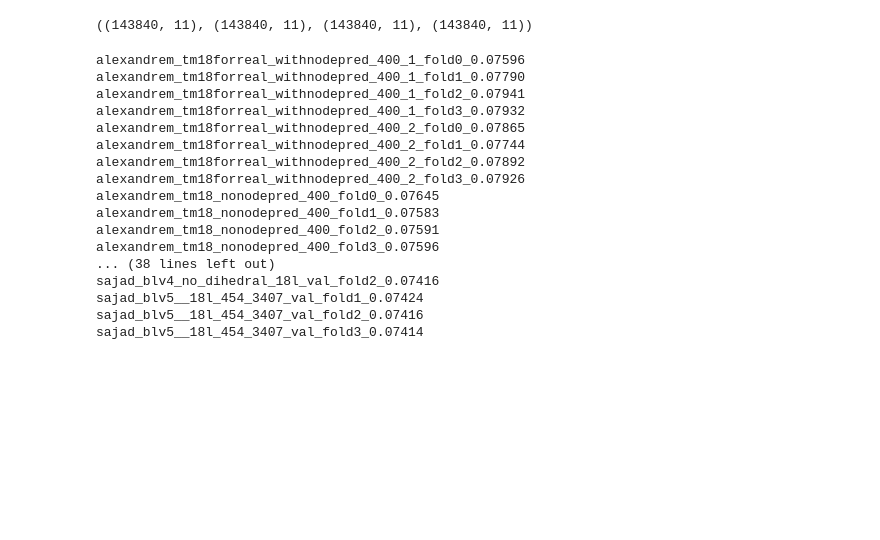
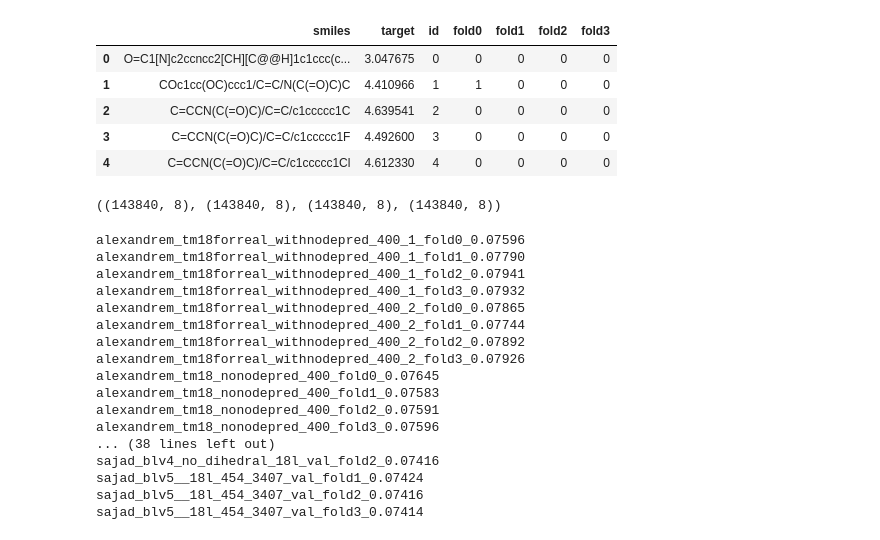
Before and after one commit to jfpuget/NVIDIA-PCQM4Mv2, a Jupyter notebook: ensemble/ensemble-blend-fulltrain.ipynb, the cells around one changed output. Cells and saved outputs as stored; diff of their text form; code cells hidden in the pictures; blank space fills up the shorter version.

```diff
--- a/ensemble/ensemble-blend-fulltrain.ipynb
+++ b/ensemble/ensemble-blend-fulltrain.ipynb
@@ -10,8 +12,37 @@ from tqdm import tqdm
 from sklearn.linear_model import HuberRegressor
+# %%
+# Point to competition dataset directory
+ROOT = '../dataset'
+dataset = PCQM4Mv2Dataset(root = ROOT, only_smiles =True)
+
+# Convert to Dataframe: smiles + target
+train = pd.DataFrame({
+    'smiles': [dataset[i][0] for i in range(len(dataset))],
+    'target': [dataset[i][1] for i in range(len(dataset))],
+})
+train['id'] = np.arange(train.shape[0])
+
+splits = torch.load('../input/new_split_dict.pt')
+split_dict = dataset.get_idx_split()
+train_idx = split_dict['train'] # numpy array storing indices of training molecules
+valid_idx = split_dict['valid'] # numpy array storing indices of validation molecules
+testdev_idx = split_dict['test-dev'] # numpy array storing indices of test-dev molecules
+testchallenge_idx = split_dict['test-challenge'] # numpy array storing indices of test-challenge molecules
+for f in range(4):
+    train[f'fold{f}'] = 0
+    train.loc[train['id'].isin(splits[f'valid_{f}']), f'fold{f}'] = 1
+    train.loc[train['id'].isin(testdev_idx), f'fold{f}'] = 2
+    train.loc[train['id'].isin(testchallenge_idx), f'fold{f}'] = 3
+
+train.head()
+# %% [output]
+|  | smiles | target | id | fold0 | fold1 | fold2 | fold3 |
+| 0 | O=C1[N]c2ccncc2[CH][C@@H]1c1ccc(c... | 3.047675 | 0 | 0 | 0 | 0 | 0 |
+| 1 | COc1cc(OC)ccc1/C=C/N(C(=O)C)C | 4.410966 | 1 | 1 | 0 | 0 | 0 |
+| 2 | C=CCN(C(=O)C)/C=C/c1ccccc1C | 4.639541 | 2 | 0 | 0 | 0 | 0 |
+| 3 | C=CCN(C(=O)C)/C=C/c1ccccc1F | 4.492600 | 3 | 0 | 0 | 0 | 0 |
+| 4 | C=CCN(C(=O)C)/C=C/c1ccccc1Cl | 4.612330 | 4 | 0 | 0 | 0 | 0 |
 # %%
-train = pd.read_parquet('train-folds.parquet')
-train['num_atoms'] = np.load('num_atoms.npy')
-
 valid0 = train.loc[train.fold0==1].reset_index(drop=True)
 valid1 = train.loc[train.fold1==1].reset_index(drop=True)
 valid2 = train.loc[train.fold2==1].reset_index(drop=True)
@@ -22,18 +53,6 @@ valid1['len'] = valid1['smiles'].apply(len)
 valid2['len'] = valid2['smiles'].apply(len)
 valid3['len'] = valid3['smiles'].apply(len)
 
-dt = train.loc[
-    (train.fold0==0)&
-    (train.fold1==0)&
-    (train.fold2==0)&
-    (train.fold3==0)
-].reset_index(drop=True)
-dt = dt.groupby('smiles')['target'].agg('median')
-valid0['te'] = valid0['smiles'].map(dt)
-valid1['te'] = valid1['smiles'].map(dt)
-valid2['te'] = valid2['smiles'].map(dt)
-valid3['te'] = valid3['smiles'].map(dt)
-
 dtest = train.loc[
     (train.fold0<=1)&
     (train.fold1<=1)&
@@ -44,7 +63,7 @@ dtest = dtest.groupby('smiles')['target'].agg('median')
 
 valid0.shape, valid1.shape, valid2.shape, valid3.shape
 # %% [output]
-((143840, 11), (143840, 11), (143840, 11), (143840, 11))
+((143840, 8), (143840, 8), (143840, 8), (143840, 8))
 # %%
 BASEPATH = 'model_oofs/predictions/'
 !ls model_oofs/predictions
```
Also changed, not shown: parts of 6 cells of this notebook.
